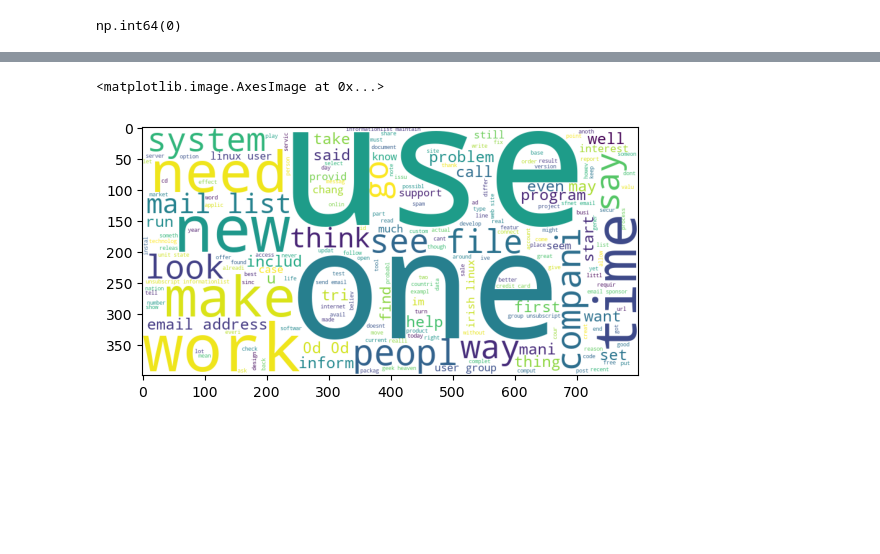
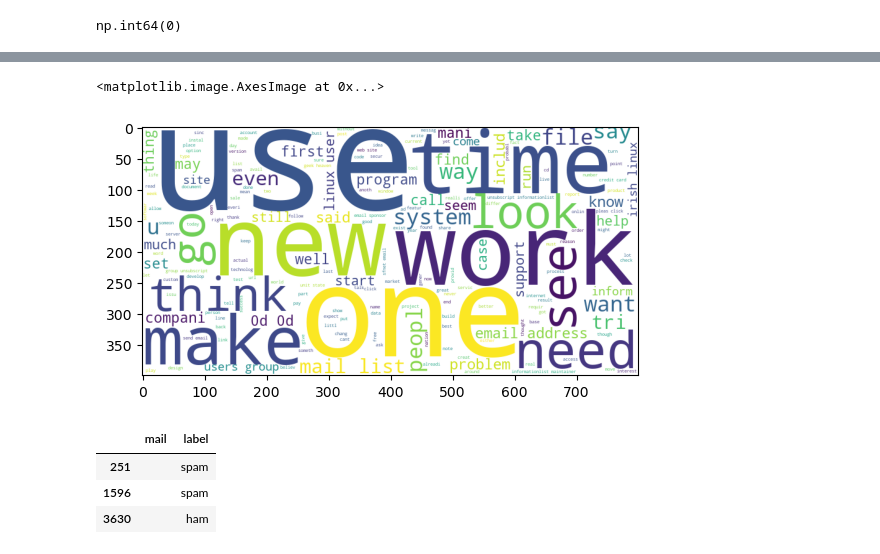
Before and after one commit to SamyakJain-DS/end-to-end-machine-learning, a Jupyter notebook: Spam Classification/dataset_extraction_and_cleaning.ipynb, the cells around one changed output, grey strips where cells are left out. Drawn from its saved outputs; the diff is of its cells as text; code cells hidden in the pictures; blank space fills up the shorter version.

```diff
--- a/Spam Classification/dataset_extraction_and_cleaning.ipynb
+++ b/Spam Classification/dataset_extraction_and_cleaning.ipynb
@@ -75 +86,11 @@ class EmailToText(BaseEstimator, TransformerMixin):
         return email_to_text(parse_email(mail))
+# %%
+test_ham = []
+for file in ham_files:
+    file_path = os.path.join(ham_folder, file)
+    test_ham.append(parse_email(file_path))
+
+test_spam = []
+for file in spam_files:
+    file_path = os.path.join(spam_folder, file)
+    test_spam.append(parse_email(file_path))
@@ -78,9 +103,9 @@ extractor = EmailToText()
 # %%
 df = {}
 for file in spam_files:
-    df[extractor.fit_transform(os.path.join(spam_folder, file))] = 'spam'
+    df[extractor.transform(os.path.join(spam_folder, file))] = 'spam'
 for file in ham_files:
-    df[extractor.fit_transform(os.path.join(ham_folder, file))] = 'ham'
+    df[extractor.transform(os.path.join(ham_folder, file))] = 'ham'
 # %%
 data = pd.DataFrame.from_dict(df, orient='index', columns=['label']).reset_index(names='mail')
 data.to_csv('datasets/data_v1.csv', index=False)
@@ -135,20 +164,3 @@ data.head()
 data.duplicated().sum()
 # %% [output]
 np.int64(0)
-# %%
-def clean_text(test_mail):
-    ps = PorterStemmer()
-
-    test_mail = re.sub(r'\n', '', test_mail)
-    test_mail = test_mail.lower()
-    test_mail = re.sub(r'http\S+|www\.\S+', '', test_mail)
-    test_mail = re.sub(r'\b[\w.-]+?@[\w.-]+\.\w+\b', '', test_mail)
-    words = test_mail.split()
-    filtered = [ps.stem(word) for word in words if word not in stopwords.words('english')]
-    test_mail = ' '.join(filtered)
-    test_mail = re.sub(r'[^\p{Sc}A-Za-z0-9 ]+', '', test_mail)
-    test_mail = test_mail.strip()
-
-    return test_mail
-
-data['mail'] = data['mail'].apply(clean_text)
@@ -184,8 +174,12 @@ class CleanBody(BaseEstimator, TransformerMixin):
         self.ps = PorterStemmer()
         self.stopwords = set(stopwords.words('english'))
 
+    def fit(self, column):
+        return self
+
     def transform(self, column):
         self.mails = column.values
+        self.feature_names_ = ['mail']
         cleaned_mails = []
         for mail in self.mails:
             mail = re.sub(r'\n', '', mail)  # remove the raw newline character
@@ -204,17 +198,27 @@ class CleanBody(BaseEstimator, TransformerMixin):
             mail = mail.strip()    # remove trailing and leading whitespaces
             cleaned_mails.append(mail)
 
-        return np.array(cleaned_mails).reshape(-1)
+        return pd.DataFrame(np.array(cleaned_mails).reshape(-1, 1), columns=self.feature_names_)
+
+    def get_feature_names_out(self, input_features=None):
+        return np.array(self.feature_names_)
 # %%
 cleaner = CleanBody()
 
 data['mail'] = cleaner.transform(data['mail'])
 # %%
-wc2 = WordCloud(width=800, height=400, background_color='white')
-wc2.generate(" ".join(data['mail']))
+wc = WordCloud(width=800, height=400, background_color='white')
+wc.generate(" ".join(data['mail']))
 plt.imshow(wc)
 
 # Our class works! We can easily implement a pipeline now.
 # %% [output]
 <matplotlib.image.AxesImage at 0x...>
-[figure, old version]
+[figure, new version]
+# %%
+data[data['mail'] == '']
+# %% [output]
+|  | mail | label |
+| 251 |  | spam |
+| 1596 |  | spam |
+| 3630 |  | ham |
```
Also changed, not shown: parts of 8 cells of this notebook, 5 other files.
